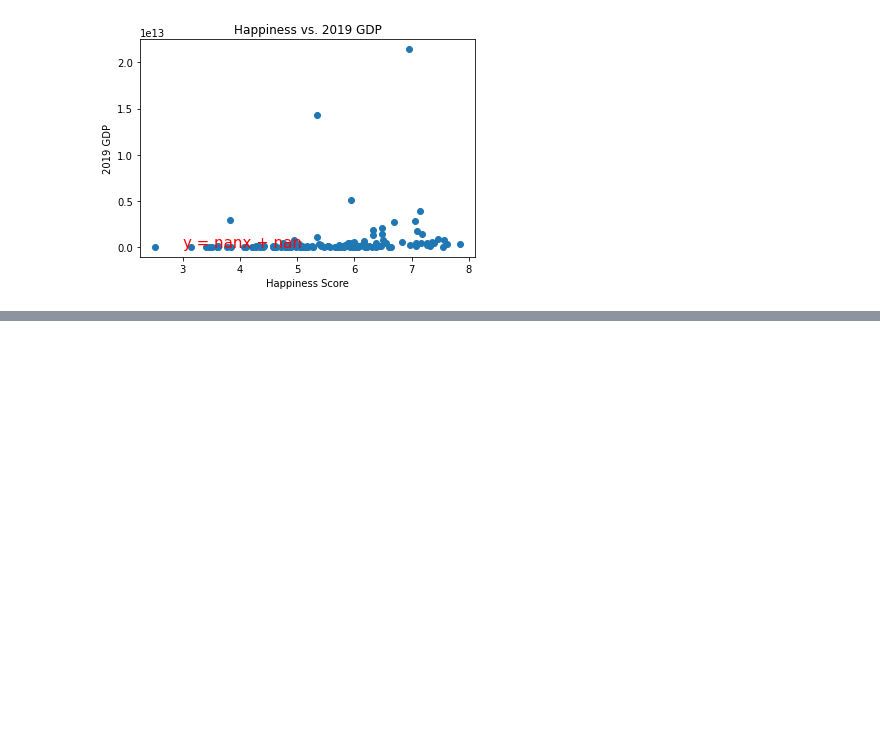
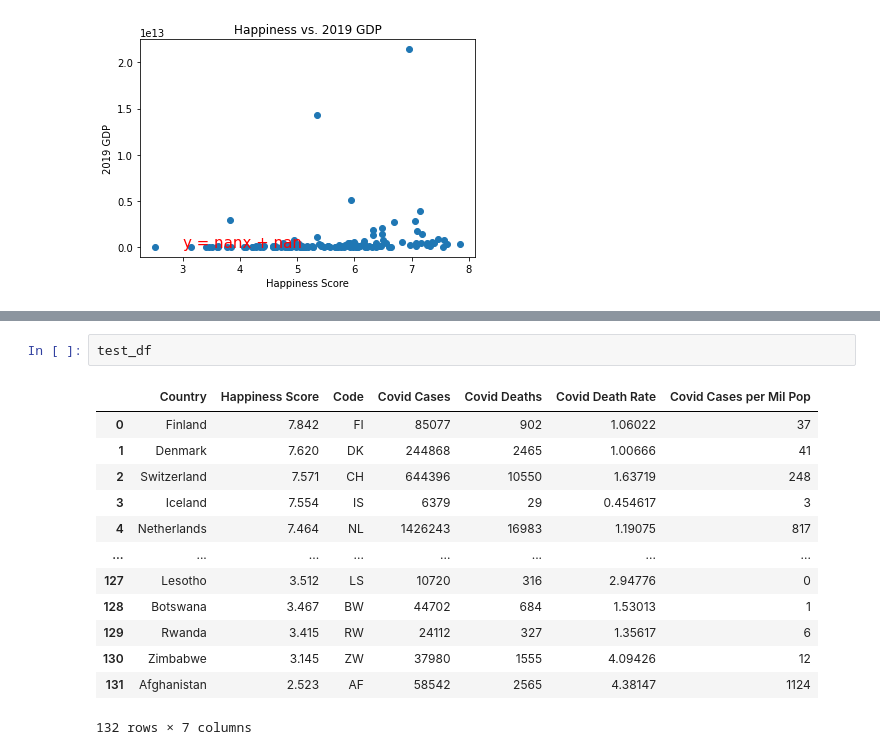
Before and after one commit to jfaccioli/happiness-project, a Jupyter notebook: Happiness_Project.ipynb, the cells around one changed output, grey strips where cells are left out. Drawn from its saved outputs; the diff is of its cells as text; blank space fills up the shorter version.

```diff
--- a/Happiness_Project.ipynb
+++ b/Happiness_Project.ipynb
@@ -399,0 +491,16 @@ The r-value is nan
+# %%
+test_df
+# %% [output]
+|  | Country | Happiness Score | Code | Covid Cases | Covid Deaths | Covid Death Rate | Covid Cases per Mil Pop |
+| 0 | Finland | 7.842 | FI | 85077 | 902 | 1.06022 | 37 |
+| 1 | Denmark | 7.620 | DK | 244868 | 2465 | 1.00666 | 41 |
+| 2 | Switzerland | 7.571 | CH | 644396 | 10550 | 1.63719 | 248 |
+| 3 | Iceland | 7.554 | IS | 6379 | 29 | 0.454617 | 3 |
+| 4 | Netherlands | 7.464 | NL | 1426243 | 16983 | 1.19075 | 817 |
+| ... | ... | ... | ... | ... | ... | ... | ... |
+| 127 | Lesotho | 3.512 | LS | 10720 | 316 | 2.94776 | 0 |
+| 128 | Botswana | 3.467 | BW | 44702 | 684 | 1.53013 | 1 |
+| 129 | Rwanda | 3.415 | RW | 24112 | 327 | 1.35617 | 6 |
+| 130 | Zimbabwe | 3.145 | ZW | 37980 | 1555 | 4.09426 | 12 |
+| 131 | Afghanistan | 2.523 | AF | 58542 | 2565 | 4.38147 | 1124 |
+132 rows × 7 columns
```
Also changed, not shown: parts of 5 cells of this notebook, 1 other file.
